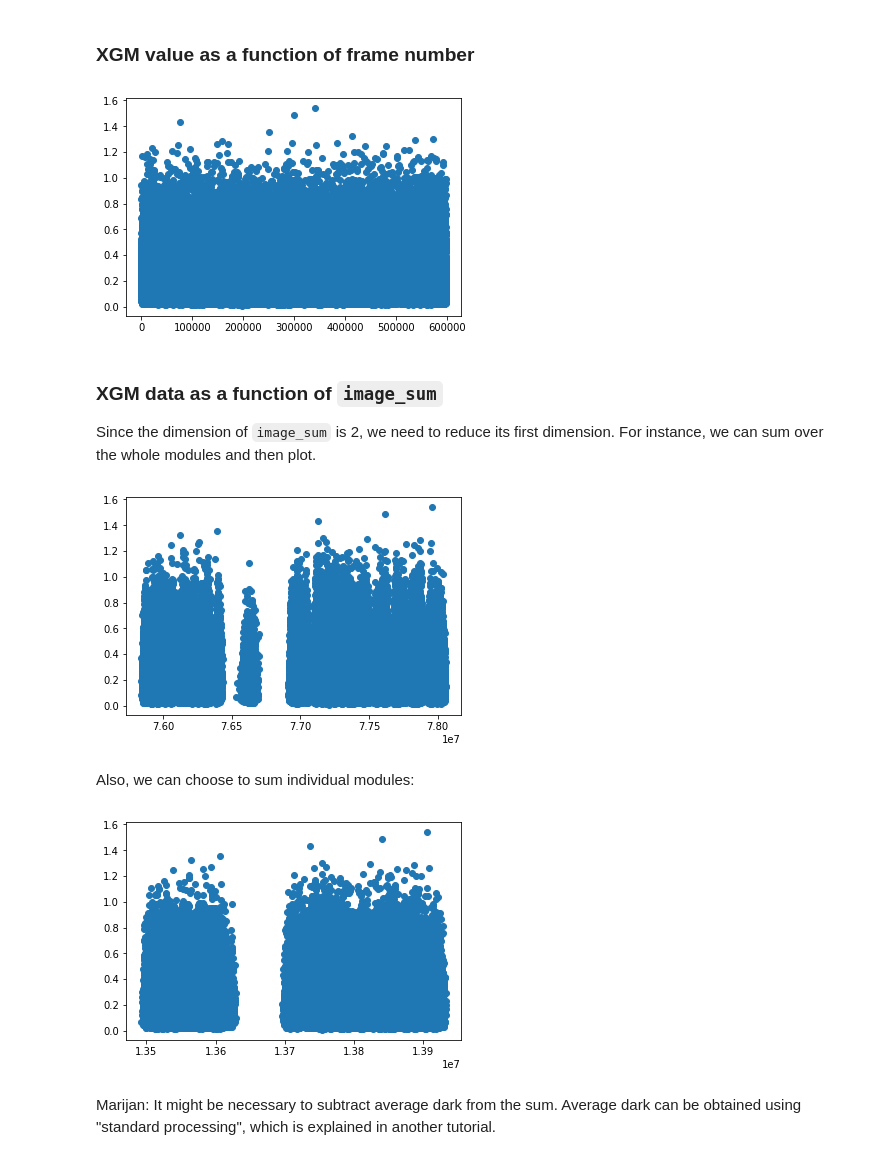
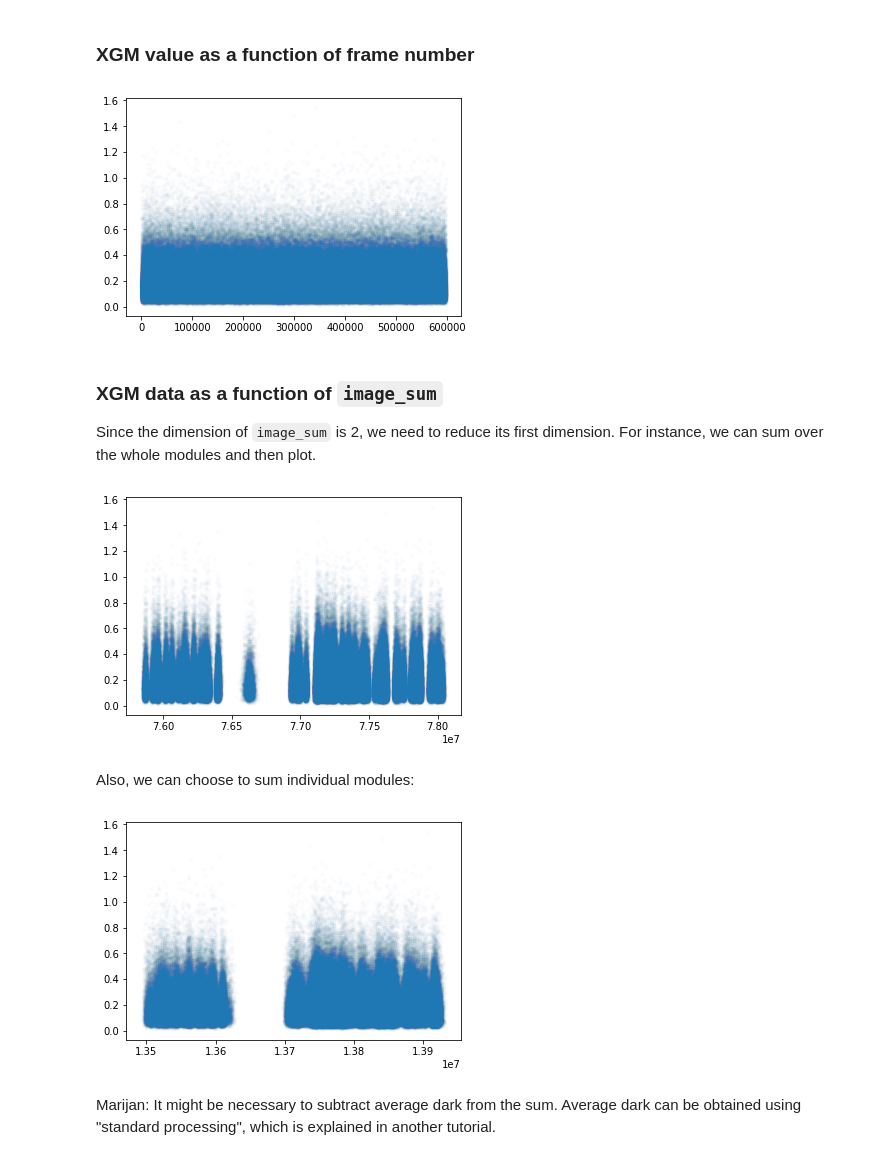
Before and after one commit to marijanbeg/scs-processing, a Jupyter notebook: frames-xgm.ipynb, the cells around one changed output. Drawn from its saved outputs; the diff is of its cells as text; code cells hidden in the pictures.

Commit message:
review and add transparency to plots

```diff
--- a/frames-xgm.ipynb
+++ b/frames-xgm.ipynb
@@ -111,9 +119,9 @@ plt.hist(xgm, bins=100);
 # %% [markdown]
 ### XGM value as a function of frame number
 # %%
-plt.plot(xgm, 'o');
+plt.plot(xgm, '.', alpha=0.01);
 # %% [output]
-[figure, old version]
+[figure, new version]
 # %% [markdown]
 ### XGM data as a function of `image_sum`
 
@@ -121,16 +129,16 @@ Since the dimension of `image_sum` is 2, we need to reduce its first dimension.
 # %%
 entire_detector = np.sum(image_sum, axis=0)
 
-plt.plot(entire_detector, xgm, 'o');
+plt.plot(entire_detector, xgm, '.', alpha=0.01);
 # %% [output]
-[figure, old version]
+[figure, new version]
 # %% [markdown]
 Also, we can choose to sum individual modules:
 # %%
 my_chosen_modules = image_sum.sel(module=1) + image_sum.sel(module=3) + image_sum.sel(module=5)
 
-plt.plot(my_chosen_modules, xgm, 'o');
+plt.plot(my_chosen_modules, xgm, '.', alpha=0.01);
 # %% [output]
-[figure, old version]
+[figure, new version]
 # %% [markdown]
 Marijan: It might be necessary to subtract average dark from the sum. Average dark can be obtained using "standard processing", which is explained in another tutorial.
```
Also changed, not shown: parts of 2 cells of this notebook.
